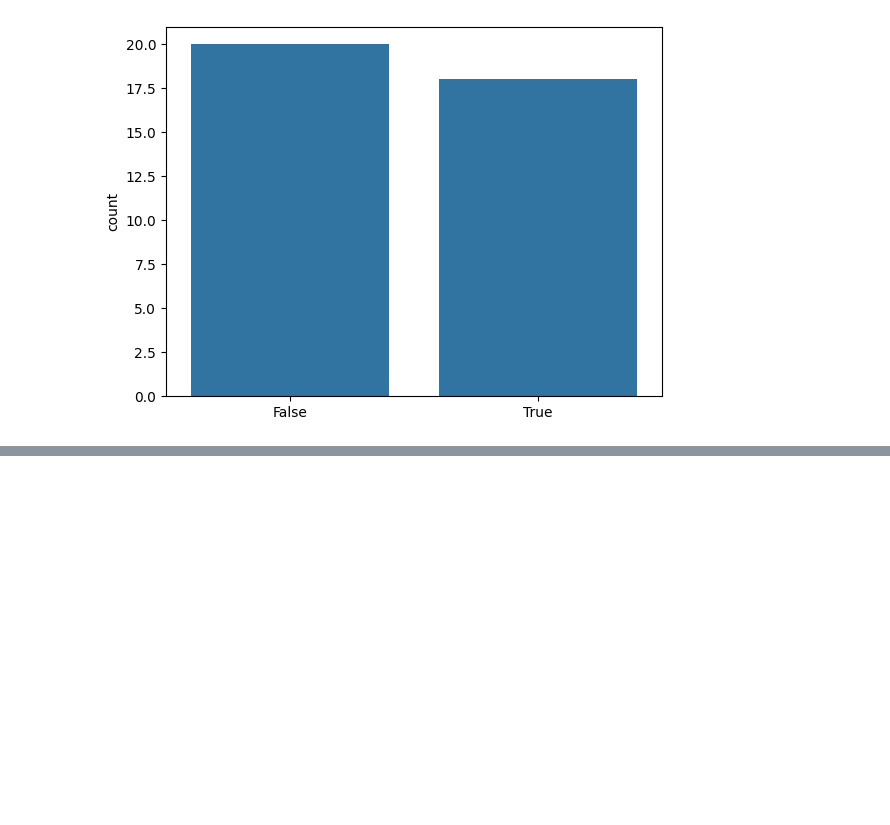
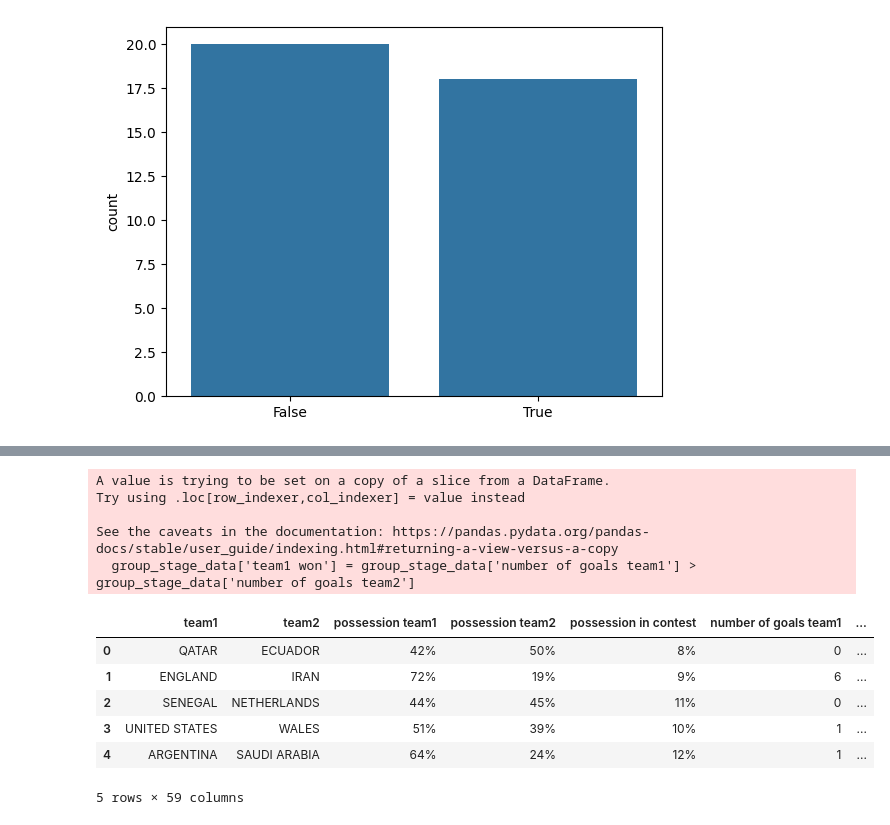
Before and after one commit to vrhughes/DS3001Group, a Jupyter notebook: Results/VH_Data_kaggle1_TROY.ipynb, the cells around one changed output, grey strips where cells are left out. Drawn from its saved outputs; the diff is of its cells as text; code cells hidden in the pictures; blank space fills up the shorter version.

```diff
--- a/Results/VH_Data_kaggle1_TROY.ipynb
+++ b/Results/VH_Data_kaggle1_TROY.ipynb
@@ -132,0 +160,17 @@ plt.show()
+# %%
+# Adding another column to the group_stage_data that's true if team1 has more goals and false if team2 has more goals:
+group_stage_data['team1 won'] = group_stage_data['number of goals team1'] > group_stage_data['number of goals team2']
+group_stage_data.head()
+# %% [output]
+A value is trying to be set on a copy of a slice from a DataFrame.
+Try using .loc[row_indexer,col_indexer] = value instead
+
+See the caveats in the documentation: https://pandas.pydata.org/pandas-docs/stable/user_guide/indexing.html#returning-a-view-versus-a-copy
+  group_stage_data['team1 won'] = group_stage_data['number of goals team1'] > group_stage_data['number of goals team2']
+|  | team1 | team2 | possession team1 | possession team2 | possession in contest | number of goals team1 | ... |
+| 0 | QATAR | ECUADOR | 42% | 50% | 8% | 0 | ... |
+| 1 | ENGLAND | IRAN | 72% | 19% | 9% | 6 | ... |
+| 2 | SENEGAL | NETHERLANDS | 44% | 45% | 11% | 0 | ... |
+| 3 | UNITED STATES | WALES | 51% | 39% | 10% | 1 | ... |
+| 4 | ARGENTINA | SAUDI ARABIA | 64% | 24% | 12% | 1 | ... |
+5 rows × 59 columns
```
Also changed, not shown: parts of 6 cells of this notebook.
